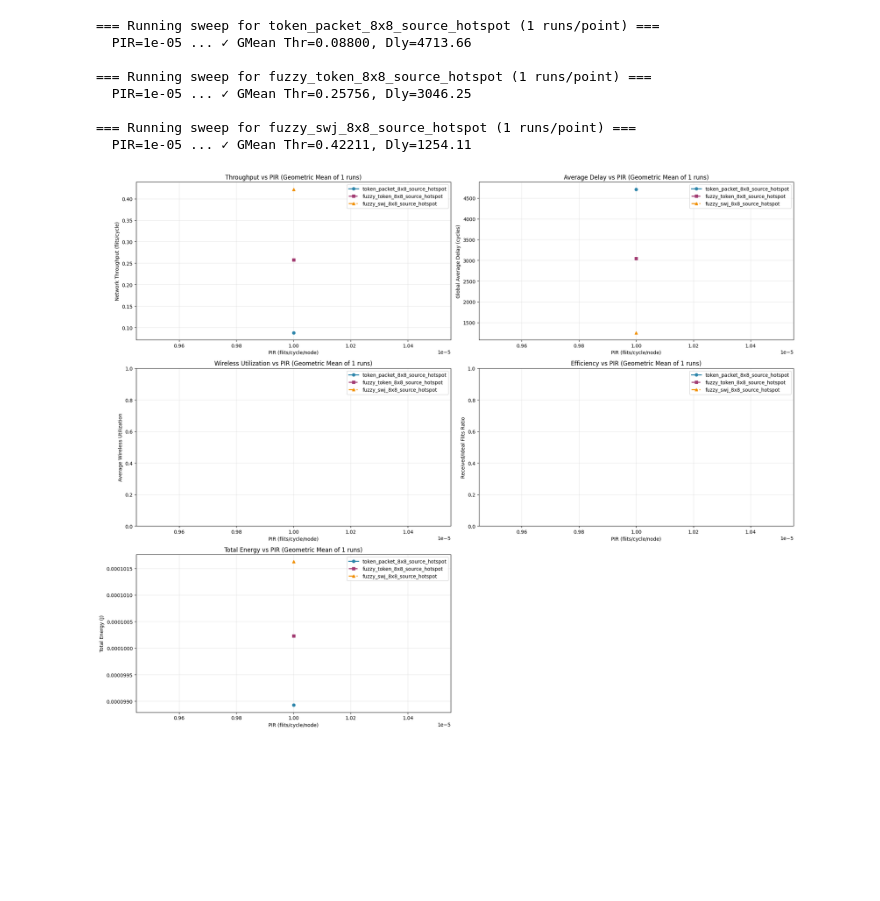
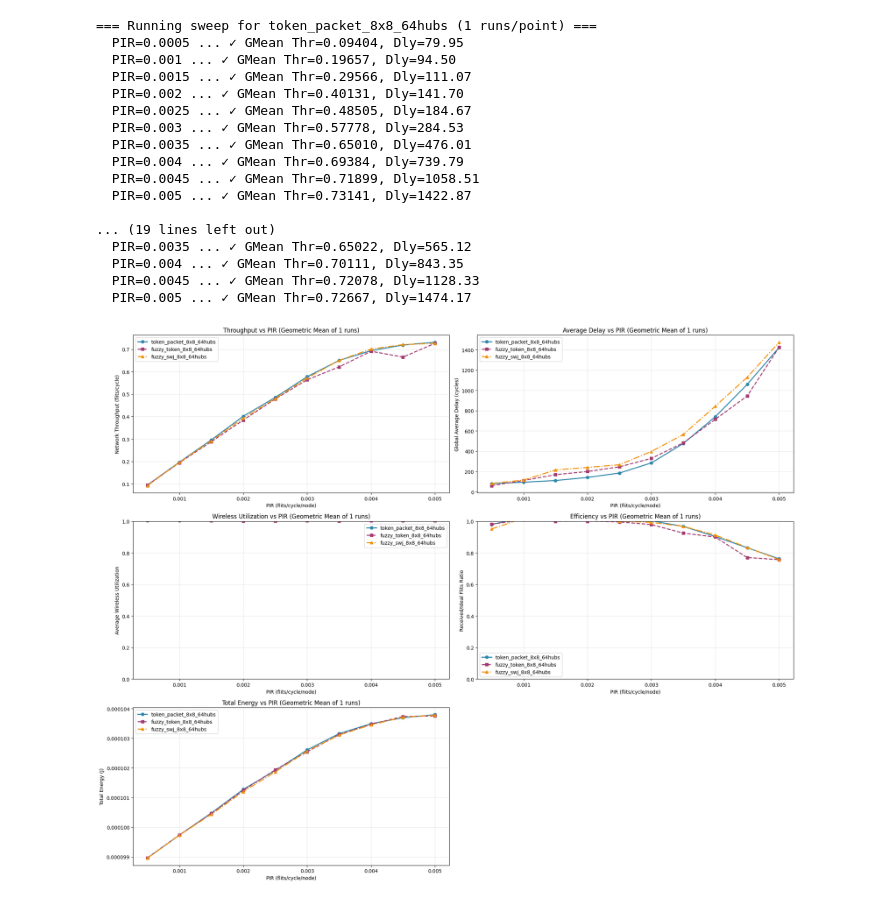
Before and after one commit to Jain-Nishkarsh/WiNoC-SOP, a Jupyter notebook: results/evaluate.ipynb, the cells around one changed output. Saved outputs shown, nothing was run; the diff lists cells and outputs as text; code cells hidden in the pictures; blank space fills up the shorter version.

```diff
--- a/results/evaluate.ipynb
+++ b/results/evaluate.ipynb
@@ -208,22 +208,22 @@ import numpy as np
 
 # Configuration - List all configs to compare
 CONFIGS = [
-    "../custom_config/token_packet_8x8_source_hotspot.yaml",
-    "../custom_config/fuzzy_token_8x8_source_hotspot.yaml",
-    "../custom_config/fuzzy_swj_8x8_source_hotspot.yaml",
+    # "../custom_config/token_packet_8x8_source_hotspot.yaml",
+    # "../custom_config/fuzzy_token_8x8_source_hotspot.yaml",
+    # "../custom_config/fuzzy_swj_8x8_source_hotspot.yaml",
     # "../custom_config/token_packet_8x8.yaml",
     # "../custom_config/fuzzy_token_8x8.yaml",
-    # "../custom_config/token_packet_8x8_64hubs.yaml",
-    # "../custom_config/fuzzy_token_8x8_64hubs.yaml",
-    # "../custom_config/fuzzy_swj_8x8_64hubs.yaml",
+    "../custom_config/token_packet_8x8_64hubs.yaml",
+    "../custom_config/fuzzy_token_8x8_64hubs.yaml",
+    "../custom_config/fuzzy_swj_8x8_64hubs.yaml",
     # "../custom_config/fuzzy_token_rct_8x8.yaml",
     # "../custom_config/fuzzy_token_raj_8x8.yaml",
 ]
 
 BIN_DIR = Path("../bin").resolve()
 NUM_RUNS = 1  # Number of runs per point
-# PIR_LIST = [round(x, 4) for x in np.linspace(0.0005, 0.005, 10)]
-PIR_LIST = [0.00001]
+PIR_LIST = [round(x, 4) for x in np.linspace(0.0005, 0.005, 10)]
+# PIR_LIST = [0.00001]
 # PIR_LIST += [round(x, 4) for x in np.linspace(0.01, 0.05, 5)]
 
 
@@ -289,12 +289,13 @@ def run_sweep_multiseed(config_path: str, pir_list, label: str):
                 "-config", str(config_path),
                 "-pir", str(pir), "poisson",
                 # "-pir", str(pir), "burst", "0.8",
-                # "-traffic", "random",
+                "-traffic", "random",
                 # "-hs", "0", "0.5",
                 # "-traffic", "transpose2",
                 # "-traffic", "butterfly",
-                # "-sim", "10000",
-                # "-seed", "42",
+                # "-traffic", "bitreversal",
+                "-sim", "10000",
+                "-seed", "42",
             ]
             try:
                 proc = subprocess.run(cmd, cwd=str(BIN_DIR), capture_output=True, text=True, timeout=240)
@@ -401,41 +402,50 @@ ax2.legend()
 ax3.set_xlabel("PIR (flits/cycle/node)")
 ax3.set_ylabel("Average Wireless Utilization")
 ax3.set_title(f"Wireless Utilization vs PIR (Geometric Mean of {NUM_RUNS} runs)")
 ax3.set_ylim(0.0, 1.0)
 ax3.grid(True, alpha=0.3)
 ax3.legend()
 
 
 # Configure Received/Ideal flits ratio plot
 ax4.set_xlabel("PIR (flits/cycle/node)")
 ax4.set_ylabel("Received/Ideal Flits Ratio")
 ax4.set_title(f"Efficiency vs PIR (Geometric Mean of {NUM_RUNS} runs)")
 ax4.set_ylim(0.0, 1.0)
 ax4.grid(True, alpha=0.3)
 ax4.legend()
 
 # Configure Total Energy plot
 ax5.set_xlabel("PIR (flits/cycle/node)")
 ax5.set_ylabel("Total Energy (J)")
 ax5.set_title(f"Total Energy vs PIR (Geometric Mean of {NUM_RUNS} runs)")
 ax5.grid(True, alpha=0.3)
 ax5.legend()
 
 # Hide the unused subplot
 ax6.axis('off')
 
 plt.tight_layout()
 plt.show()
 # %% [output]
-=== Running sweep for token_packet_8x8_source_hotspot (1 runs/point) ===
-  PIR=1e-05 ... ✓ GMean Thr=0.08800, Dly=4713.66
+=== Running sweep for token_packet_8x8_64hubs (1 runs/point) ===
+  PIR=0.0005 ... ✓ GMean Thr=0.09404, Dly=79.95
+  PIR=0.001 ... ✓ GMean Thr=0.19657, Dly=94.50
+  PIR=0.0015 ... ✓ GMean Thr=0.29566, Dly=111.07
+  PIR=0.002 ... ✓ GMean Thr=0.40131, Dly=141.70
+  PIR=0.0025 ... ✓ GMean Thr=0.48505, Dly=184.67
+  PIR=0.003 ... ✓ GMean Thr=0.57778, Dly=284.53
+  PIR=0.0035 ... ✓ GMean Thr=0.65010, Dly=476.01
+  PIR=0.004 ... ✓ GMean Thr=0.69384, Dly=739.79
+  PIR=0.0045 ... ✓ GMean Thr=0.71899, Dly=1058.51
+  PIR=0.005 ... ✓ GMean Thr=0.73141, Dly=1422.87
 
-=== Running sweep for fuzzy_token_8x8_source_hotspot (1 runs/point) ===
-  PIR=1e-05 ... ✓ GMean Thr=0.25756, Dly=3046.25
-
-=== Running sweep for fuzzy_swj_8x8_source_hotspot (1 runs/point) ===
-  PIR=1e-05 ... ✓ GMean Thr=0.42211, Dly=1254.11
+... (19 lines left out)
+  PIR=0.0035 ... ✓ GMean Thr=0.65022, Dly=565.12
+  PIR=0.004 ... ✓ GMean Thr=0.70111, Dly=843.35
+  PIR=0.0045 ... ✓ GMean Thr=0.72078, Dly=1128.33
+  PIR=0.005 ... ✓ GMean Thr=0.72667, Dly=1474.17
-[figure, old version]
+[figure, new version]
 # %%
 import pandas as pd
 import matplotlib.pyplot as plt
```
Also changed, not shown: parts of 2 cells of this notebook, 4 other files.
